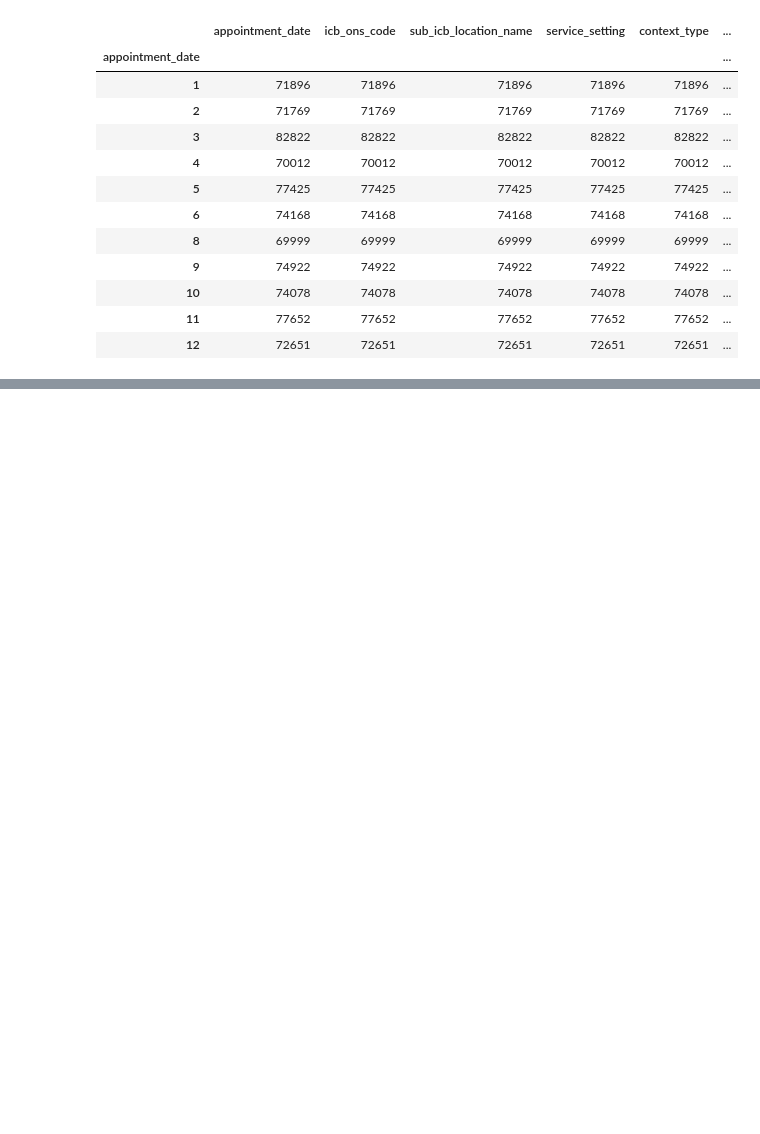
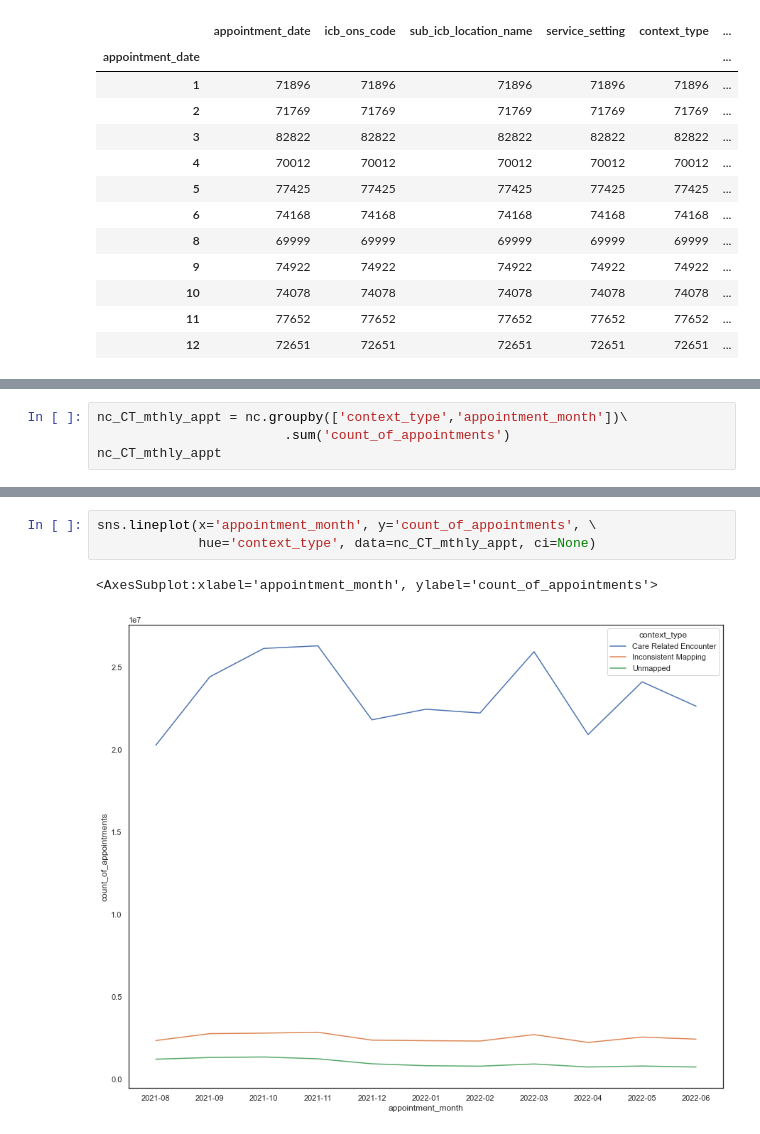
Before and after one commit to AthAd19/LSE_DA_NHS_analysis, a Jupyter notebook: MohdAdom_NurAthira_DA201_Assignment_Notebook (OG).ipynb, the cells around one changed output, grey strips where cells are left out. Drawn from its saved outputs; the diff is of its cells as text; blank space fills up the shorter version.

```diff
--- a/MohdAdom_NurAthira_DA201_Assignment_Notebook (OG).ipynb
+++ b/MohdAdom_NurAthira_DA201_Assignment_Notebook (OG).ipynb
@@ -500,0 +652,4 @@ nc.groupby(nc.appointment_date.dt.month).count()
+# %%
+nc_CT_mthly_appt = nc.groupby(['context_type','appointment_month'])\
+                        .sum('count_of_appointments')
+nc_CT_mthly_appt
@@ -500,0 +675,6 @@ nc.groupby(nc.appointment_date.dt.month).count()
+# %%
+sns.lineplot(x='appointment_month', y='count_of_appointments', \
+             hue='context_type', data=nc_CT_mthly_appt, ci=None)
+# %% [output]
+<AxesSubplot:xlabel='appointment_month', ylabel='count_of_appointments'>
+[figure, added]
```
Also changed, not shown: parts of 63 cells of this notebook.
